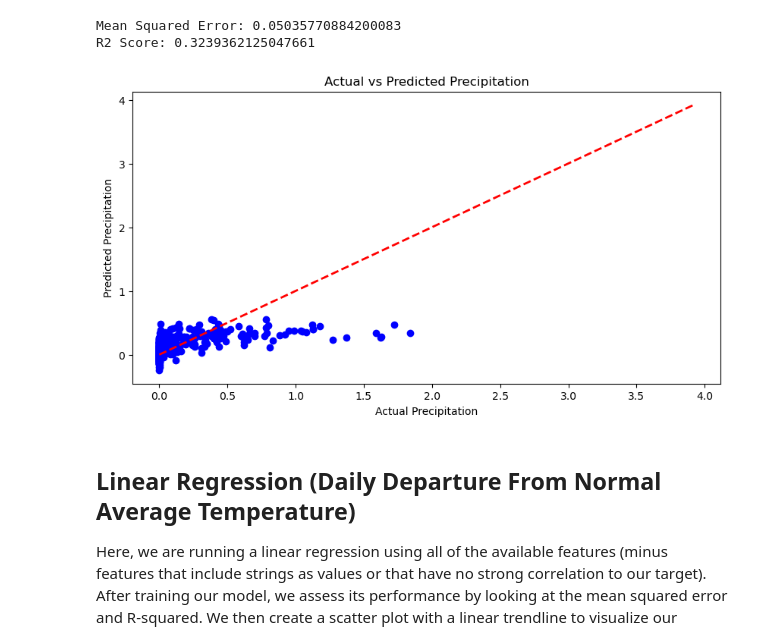
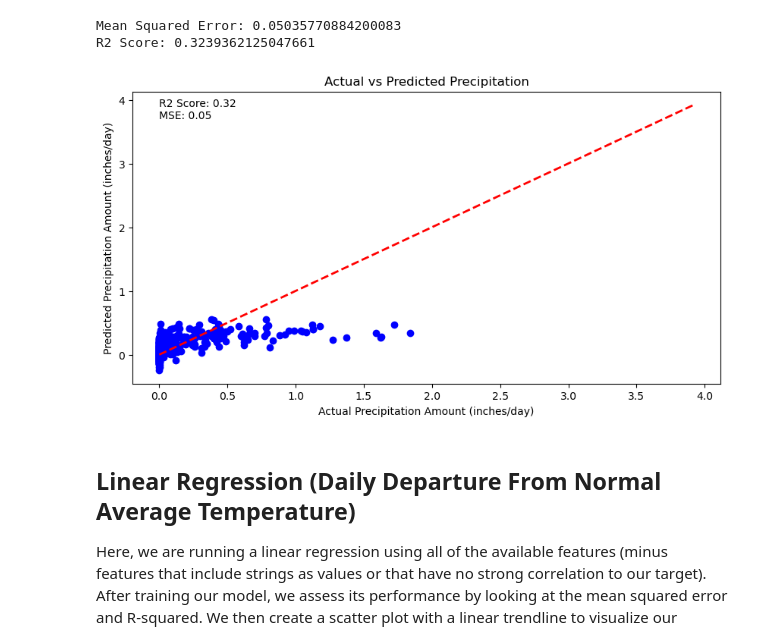
Before and after one commit to andeka04/Anderson_Becker_PrecipitationPrediction, a Jupyter notebook: EDA.ipynb, the cells around one changed output. Saved outputs shown, nothing was run; the diff lists cells and outputs as text; code cells hidden in the pictures.

```diff
--- a/EDA.ipynb
+++ b/EDA.ipynb
@@ -115,14 +132,16 @@ R2 Score: 0.3239362125047661
 # %%
 #Creating a scatter plot (y-train vs y-pred)
 plt.figure(figsize=(10, 5))
 plt.scatter(y_test, y_pred, color='blue')
 plt.title('Actual vs Predicted Precipitation')
-plt.xlabel('Actual Precipitation')
-plt.ylabel('Predicted Precipitation')
+plt.xlabel('Actual Precipitation Amount (inches/day)')
+plt.ylabel('Predicted Precipitation Amount (inches/day)')
 plt.plot([y.min(), y.max()], [y.min(), y.max()], 'r--', lw=2)
+plt.annotate(f'R2 Score: {r2:.2f}', (0, 3.9))
+plt.annotate(f'MSE: {mse:.2f}', (0, 3.7))
 plt.show()
 # %% [output]
-[figure, old version]
+[figure, new version]
 # %% [markdown]
 ## Linear Regression (Daily Departure From Normal Average Temperature)
 Here, we are running a linear regression using all of the available features (minus features that include strings as values or that have no strong correlation to our target). After training our model, we assess its performance by looking at the mean squared error and R-squared. We then create a scatter plot with a linear trendline to visualize our model's performance. This time, instead of predicting precipitation rate, we are predicting the daily departure from the normal average temperature to explore if linear regression is still feasible for this type of data.
```
Also changed, not shown: parts of 3 cells of this notebook.
